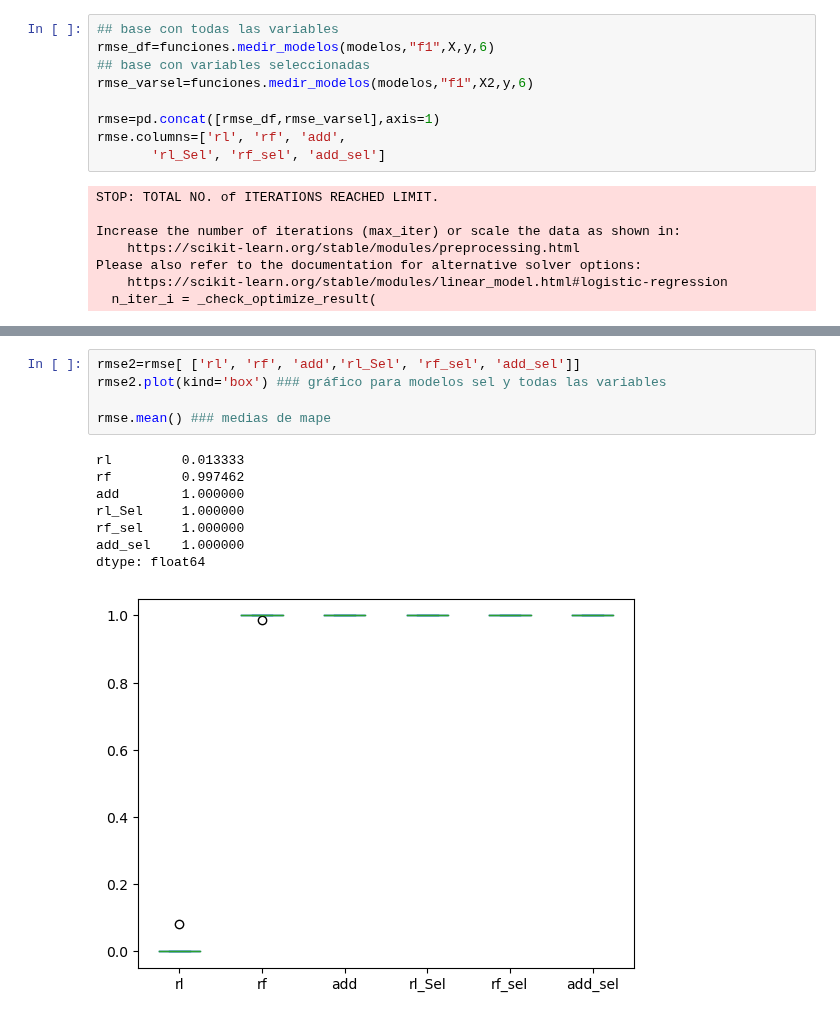
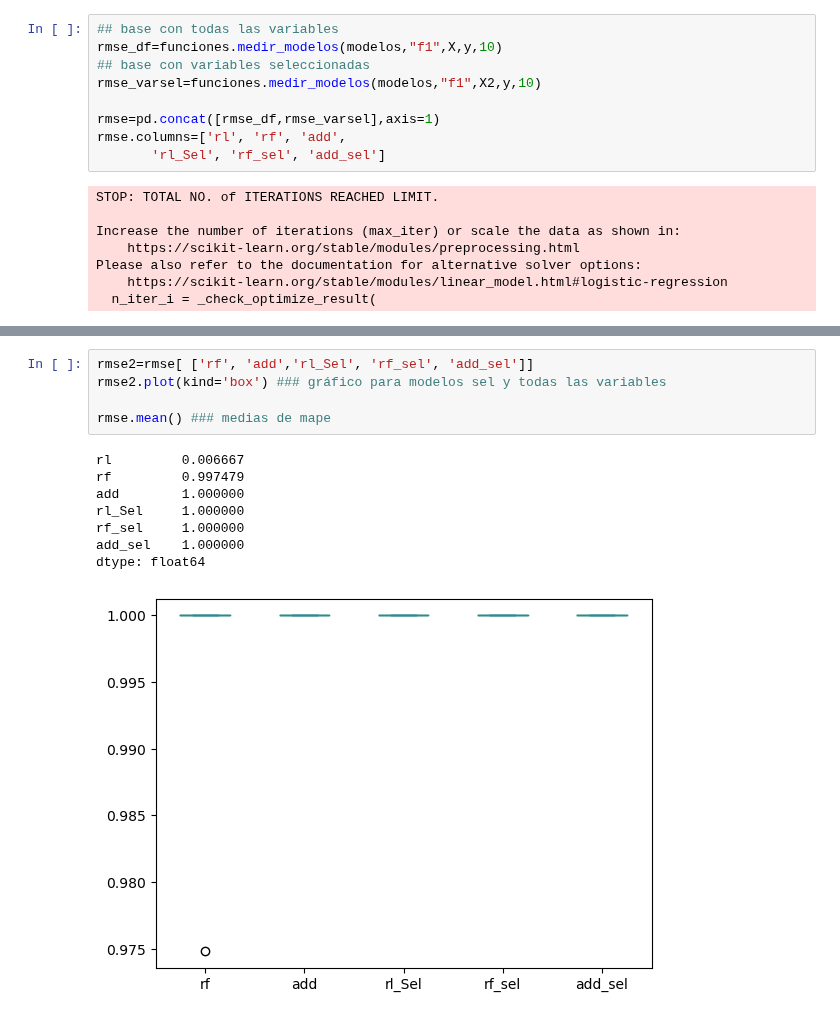
Before and after one commit to andressj1/A-RH, a Jupyter notebook: e_modelos.ipynb, the cells around one changed output, grey strips where cells are left out. Cells and saved outputs as stored; diff of their text form.

```diff
--- a/e_modelos.ipynb
+++ b/e_modelos.ipynb
@@ -86,9 +96,9 @@ memory usage: 623.5 KB
 ## **Selección de modelo**
 # %%
 ## base con todas las variables
-rmse_df=funciones.medir_modelos(modelos,"f1",X,y,6)
+rmse_df=funciones.medir_modelos(modelos,"f1",X,y,10)
 ## base con variables seleccionadas
-rmse_varsel=funciones.medir_modelos(modelos,"f1",X2,y,6)
+rmse_varsel=funciones.medir_modelos(modelos,"f1",X2,y,10)
 
 rmse=pd.concat([rmse_df,rmse_varsel],axis=1)
 rmse.columns=['rl', 'rf', 'add',
@@ -113,14 +123,14 @@ rmse.plot(kind='box') ### gráfico para modelos sel y todas las variables
 # %%
-rmse2=rmse[ ['rl', 'rf', 'add','rl_Sel', 'rf_sel', 'add_sel']]
+rmse2=rmse[ ['rf', 'add','rl_Sel', 'rf_sel', 'add_sel']]
 rmse2.plot(kind='box') ### gráfico para modelos sel y todas las variables
 
 rmse.mean() ### medias de mape
 # %% [output]
-rl         0.013333
-rf         0.997462
+rl         0.006667
+rf         0.997479
 add        1.000000
 rl_Sel     1.000000
 rf_sel     1.000000
 add_sel    1.000000
 dtype: float64
-[figure, old version]
+[figure, new version]
```
Also changed, not shown: parts of 11 cells of this notebook.
